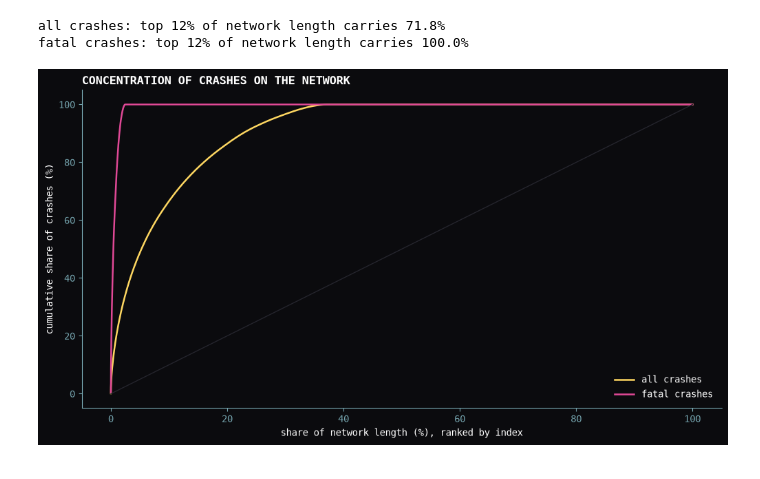
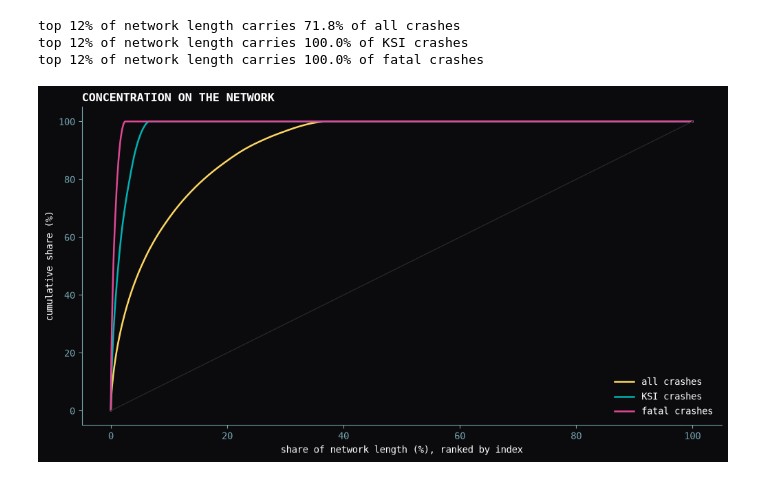
Before and after one commit to cyber-hbliu/Urban-Street-Networks-and-Interactive-Web-Maps, a Jupyter notebook: update.ipynb, the cells around one changed output. Cells and saved outputs as stored; diff of their text form; code cells hidden in the pictures.

```diff
--- a/update.ipynb
+++ b/update.ipynb
@@ -121,0 +181,24 @@ edges
+# %%
+if isinstance(edges.index, pd.MultiIndex):
+    edges = edges.reset_index()
+DERIVED = ["crash_count", "fatal_cnt", "ksi_cnt", "long_snap_cnt",
+           "crash_index", "fatal_index", "ksi_index",
+           "crash_dens", "fatal_dens", "ksi_dens",
+           "hot_crash", "hot_fatal", "hot_ksi", "on_hin"]
+edges = edges.drop(columns=DERIVED, errors="ignore")
+# %%
+counts = crash_geo.groupby(["u", "v", "key"]).agg(
+    crash_count=("fatal", "size"),
+    fatal_cnt=("fatal", "sum"),
+    ksi_cnt=("ksi", "sum"),
+    long_snap_cnt=("long_snap", "sum")).reset_index()  # fragile snaps visible
+edges = edges.merge(counts, on=["u", "v", "key"], how="left")
+for c in ["crash_count", "fatal_cnt", "ksi_cnt", "long_snap_cnt"]:
+    edges[c] = edges[c].fillna(0)
+
+for cnt, idx in [("crash_count", "crash_index"),
+                 ("fatal_cnt", "fatal_index"),
+                 ("ksi_cnt", "ksi_index")]:
+    m = edges[cnt] > 0
+    logd = np.log10(edges.loc[m, cnt] / edges.loc[m, "length"])
+    edges.loc[m, idx] = (logd - logd.min()) / (logd.max() - logd.min())
@@ -122,22 +214,24 @@ edges
 # %%
+#concentration curves
 fig, ax = plt.subplots(figsize=(12, 6))
 for cnt, idx, color, label in [
-    ("crash_count", "crash_index", GOLD, "all crashes"),
-    ("fatal_cnt", "fatal_index", PULSE, "fatal crashes"),
-]:
+        ("crash_count", "crash_index", GOLD, "all crashes"),
+        ("ksi_cnt", "ksi_index", TEAL, "KSI crashes"),
+        ("fatal_cnt", "fatal_index", PULSE, "fatal crashes")]:
     d = edges.sort_values(idx, ascending=False)
-    cum_len = d["length"].cumsum() / d["length"].sum() * 100
-    cum_cnt = d[cnt].cumsum() / d[cnt].sum() * 100
-    ax.plot(cum_len, cum_cnt, color=color, label=label, lw=1.8)
-    k = np.searchsorted(cum_len.values, 12)
-    print(f"{label}: top 12% of network length carries {cum_cnt.iloc[k]:.1f}%")
+    cl = d["length"].cumsum() / total_len * 100
+    cc = d[cnt].cumsum() / d[cnt].sum() * 100
+    ax.plot(cl, cc, color=color, label=label, lw=1.8)
+    k = np.searchsorted(cl.values, 12)
+    print(f"top 12% of network length carries {cc.iloc[k]:.1f}% of {label}")
 ax.plot([0, 100], [0, 100], color=FAINT, lw=1)
 ax.set_xlabel("share of network length (%), ranked by index")
-ax.set_ylabel("cumulative share of crashes (%)")
-ax.set_title("CONCENTRATION OF CRASHES ON THE NETWORK", loc="left")
+ax.set_ylabel("cumulative share (%)")
+ax.set_title("CONCENTRATION ON THE NETWORK", loc="left")
 ax.legend(frameon=False)
 fig.savefig(OUT / "concentration_curves.png", dpi=400, bbox_inches="tight")
 # %% [output]
-all crashes: top 12% of network length carries 71.8%
-fatal crashes: top 12% of network length carries 100.0%
+top 12% of network length carries 71.8% of all crashes
+top 12% of network length carries 100.0% of KSI crashes
+top 12% of network length carries 100.0% of fatal crashes
-[figure, old version]
+[figure, new version]
```
Also changed, not shown: parts of 53 cells of this notebook.
